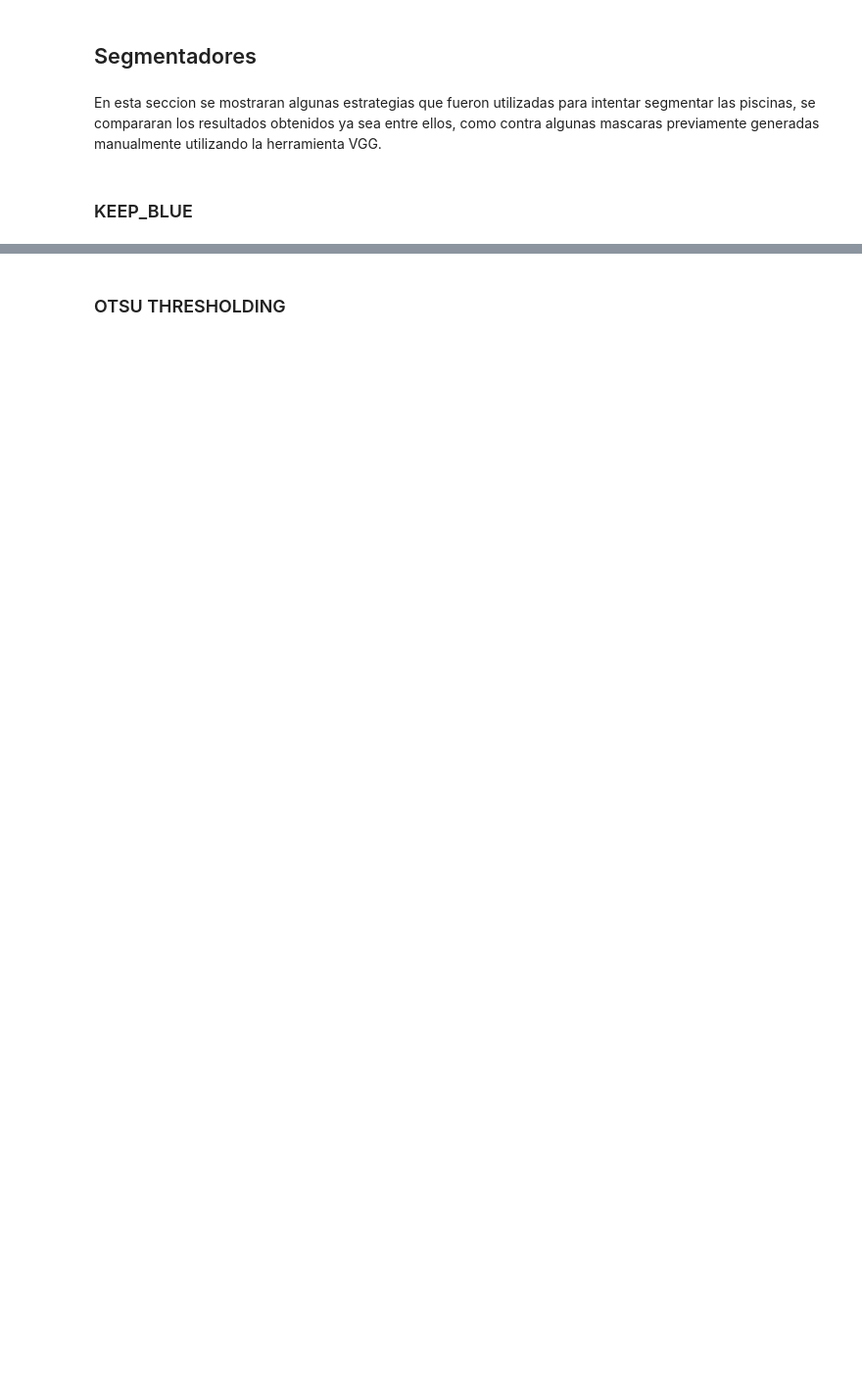
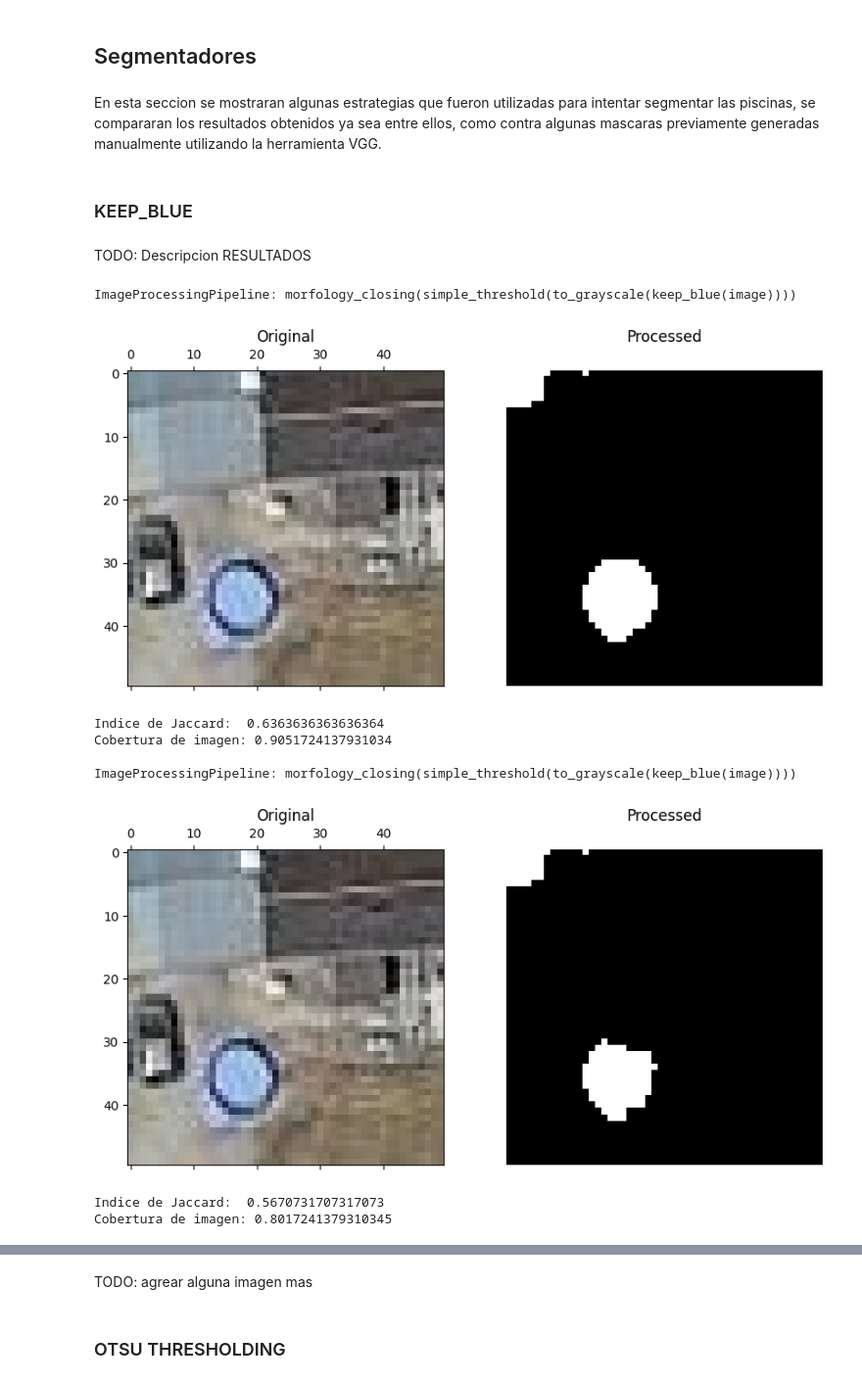
Before and after one commit to AlexisBaladon/Pool-Analyzer, a Jupyter notebook: notebooks/SEG.ipynb, the cells around one changed output, grey strips where cells are left out. Shown at 98% size. Cells and saved outputs as stored; diff of their text form; code cells hidden in the pictures; blank space fills up the shorter version.

```diff
--- a/notebooks/SEG.ipynb
+++ b/notebooks/SEG.ipynb
@@ -359,11 +373,13 @@ for image_name in images:
 En esta seccion se mostraran algunas estrategias que fueron utilizadas para intentar segmentar las piscinas, se compararan los resultados obtenidos ya sea entre ellos, como contra algunas mascaras previamente generadas manualmente utilizando la herramienta VGG.
 # %% [markdown]
 ### KEEP_BLUE
+# %% [markdown]
+TODO: Descripcion RESULTADOS
 # %%
-image_bgr = cv2.imread(os.path.join(TRAIN_DIR, 'pools', 'img0.jpg'))
+image_bgr = cv2.imread(os.path.join(TRAIN_DIR, 'pools', 'img25.jpg'))
 image_rgb = cv2.cvtColor(image_bgr, cv2.COLOR_BGR2RGB)
 gray = cv2.cvtColor(image_bgr, cv2.COLOR_BGR2GRAY)
-mask = obtain_measured_mask('img0.jpg', TAGGED_IMAGES_PATH, gray.shape)
+mask = obtain_measured_mask('img25.jpg', TAGGED_IMAGES_PATH, gray.shape)
 
 pipe = pipeline()
 pipe.add_operation(keep_blue)
@@ -371,30 +387,40 @@ pipe.add_operation(to_grayscale)
 pipe.add_operation(simple_threshold)
 pipe.add_operation(morfology_closing)
 binary = pipe.apply(image_bgr, False)
 display_image_mask(image_rgb, binary, title=pipe)
 print('Indice de Jaccard: ', jaccard_index(mask, binary))
 print('Cobertura de imagen:', image_matching(binary, mask))
 
 
 pipe2 = pipeline()
 pipe2.add_operation(keep_blue)
 pipe2.add_operation(otsu_threshold)
 pipe2.add_operation(morfology_closing)
 binary2 = pipe2.apply(image_bgr, False)
 display_image_mask(image_rgb, binary2, title=pipe)
 print('Indice de Jaccard: ', jaccard_index(mask, binary2))
 print('Cobertura de imagen:', image_matching(binary2, mask))
 
 
 image_mask = draw_mask_contour(image_rgb, mask)
 image_segmentation1 = draw_mask_contour(image_rgb, binary)
 image_segmentation2 = draw_mask_contour(image_rgb, binary2)
 fig, axs = plt.subplots(nrows=1, ncols=3, figsize=(15, 5))
 
 axs[0].imshow(image_mask)
 axs[0].set_title("Mask")
 axs[1].imshow(image_segmentation1)
 axs[1].set_title("Segmentation 1")
 axs[2].imshow(image_segmentation2)
 axs[2].set_title("Segmentation 2")
 plt.show()
+# %% [output]
+ImageProcessingPipeline: morfology_closing(simple_threshold(to_grayscale(keep_blue(image))))
+[figure, added]
+Indice de Jaccard:  0.6363636363636364
+Cobertura de imagen: 0.9051724137931034
+
+ImageProcessingPipeline: morfology_closing(simple_threshold(to_grayscale(keep_blue(image))))
+[figure, added]
+Indice de Jaccard:  0.5670731707317073
+Cobertura de imagen: 0.8017241379310345
@@ -401,2 +428,4 @@ plt.show()
+# %% [markdown]
+TODO: agrear alguna imagen mas
 # %% [markdown]
 ### OTSU THRESHOLDING
```
Also changed, not shown: parts of 23 cells of this notebook, 4 other files.
